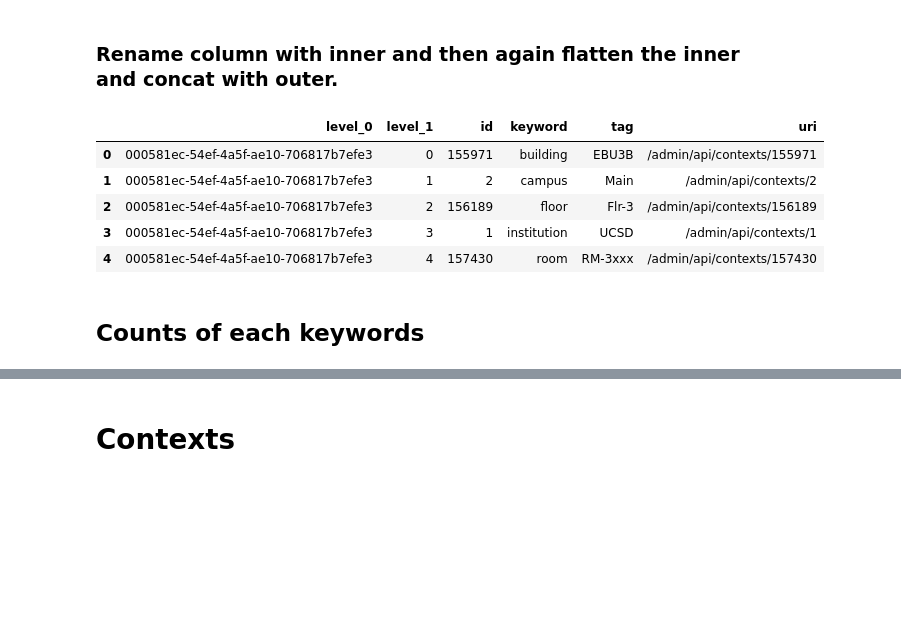
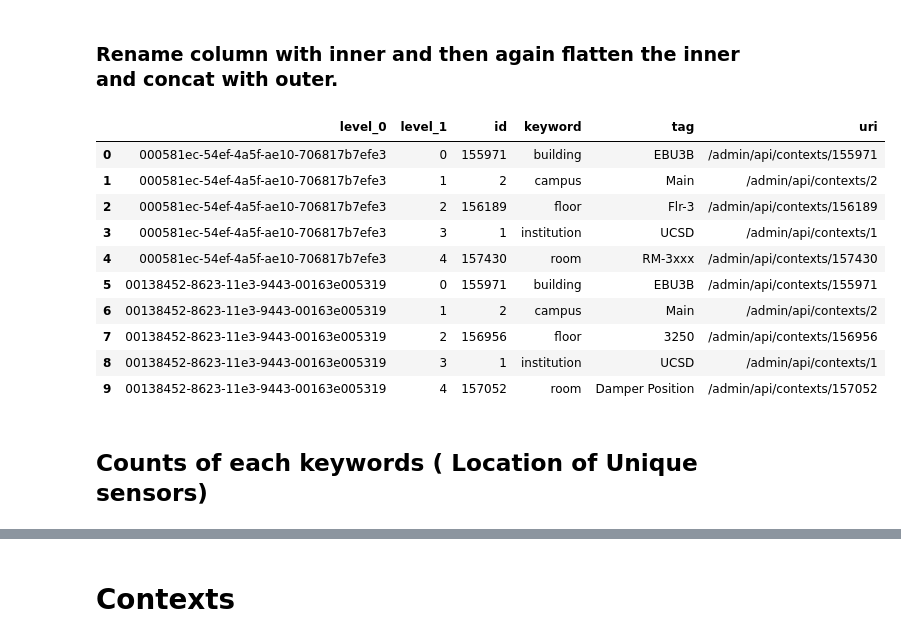
Before and after one commit to mas-dse-mkjaiswa/Capstone, a Jupyter notebook: Smart Building for UCSD.ipynb, the cells around one changed output, grey strips where cells are left out. Cells and saved outputs as stored; diff of their text form; code cells hidden in the pictures; blank space fills up the shorter version.

```diff
--- a/Smart Building for UCSD.ipynb
+++ b/Smart Building for UCSD.ipynb
@@ -145,20 +143,25 @@ df_contexts.head()
 # %%
 
 df_contexts.columns = ['inner']
 dict_col = df_contexts.pop('inner')
 df_contexts = pd.concat([df_contexts, dict_col.apply(pd.Series)], axis=1)
 df_contexts_flat = df_contexts.reset_index()
 
-df_contexts_flat.head(5)
+df_contexts_flat.head(10)
 # %% [output]
 |  | level_0 | level_1 | id | keyword | tag | uri |
 | 0 | 000581ec-54ef-4a5f-ae10-706817b7efe3 | 0 | 155971 | building | EBU3B | /admin/api/contexts/155971 |
 | 1 | 000581ec-54ef-4a5f-ae10-706817b7efe3 | 1 | 2 | campus | Main | /admin/api/contexts/2 |
 | 2 | 000581ec-54ef-4a5f-ae10-706817b7efe3 | 2 | 156189 | floor | Flr-3 | /admin/api/contexts/156189 |
 | 3 | 000581ec-54ef-4a5f-ae10-706817b7efe3 | 3 | 1 | institution | UCSD | /admin/api/contexts/1 |
 | 4 | 000581ec-54ef-4a5f-ae10-706817b7efe3 | 4 | 157430 | room | RM-3xxx | /admin/api/contexts/157430 |
+| 5 | 00138452-8623-11e3-9443-00163e005319 | 0 | 155971 | building | EBU3B | /admin/api/contexts/155971 |
+| 6 | 00138452-8623-11e3-9443-00163e005319 | 1 | 2 | campus | Main | /admin/api/contexts/2 |
+| 7 | 00138452-8623-11e3-9443-00163e005319 | 2 | 156956 | floor | 3250 | /admin/api/contexts/156956 |
+| 8 | 00138452-8623-11e3-9443-00163e005319 | 3 | 1 | institution | UCSD | /admin/api/contexts/1 |
+| 9 | 00138452-8623-11e3-9443-00163e005319 | 4 | 157052 | room | Damper Position | /admin/api/contexts/157052 |
 # %% [markdown]
-## Counts of each keywords
+## Counts of each keywords ( Location of Unique sensors)
 # %%
 df_contexts_flat.keyword.value_counts().plot(kind='bar')
 # %% [output]
```
Also changed, not shown: parts of 31 cells of this notebook.
